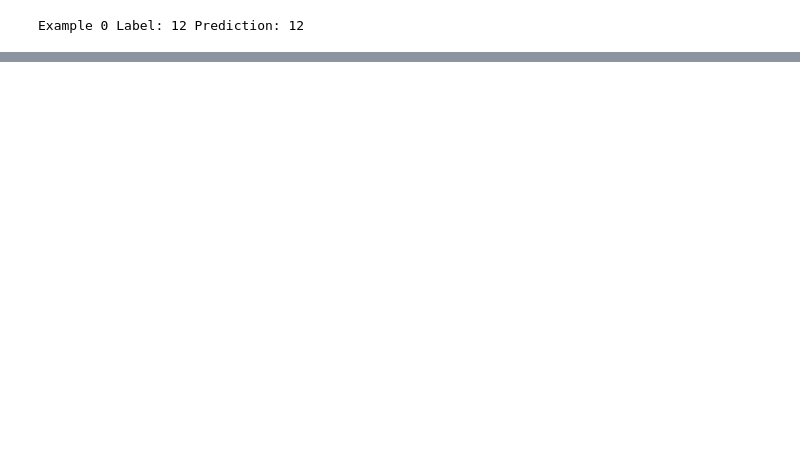
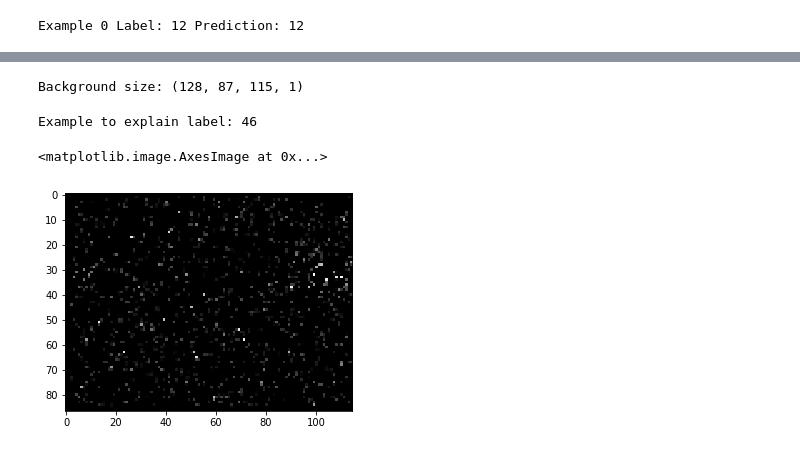
Before and after one commit to braingeneers/organoid-net, a Jupyter notebook: simulated/explain.ipynb, the cells around one changed output, grey strips where cells are left out. Saved outputs shown, nothing was run; the diff lists cells and outputs as text; code cells hidden in the pictures; blank space fills up the shorter version.

```diff
--- a/simulated/explain.ipynb
+++ b/simulated/explain.ipynb
@@ -114,10 +132,29 @@ shap.initjs()
 [interactive output not drawn]
 # %%
 # Use the entire batch as background to compute the SHAP values
-explainer = shap.DeepExplainer(model, debug(examples[1:1+8], examples[1:64]))
+background = debug(examples[0:8], examples[0:batch_size])
+# background = examples[0:batch_size]
+print("Background size: {}".format(background.shape))
+
+explainer = shap.DeepExplainer(model, background)
 
 # # plot the feature attributions - this will generate a tiny 1 x 49 display
 # shap.image_plot(shap_values, -examples[0:1])
+# %% [output]
+Background size: (128, 87, 115, 1)
+# %%
+height = examples.shape[1]
+width = examples.shape[2]
+x = examples[1:2]
+y = np.argmax(labels[1])
+
+print("Example to explain label: {}".format(y))
+
+plt.imshow(x[0].reshape(height, width), cmap="gray")
+# %% [output]
+Example to explain label: 46
+<matplotlib.image.AxesImage at 0x...>
+[figure, added]
 # %%
 %%time
 # Compute SHAP values for a single example
```
Also changed, not shown: parts of 7 cells of this notebook, 1 other file.
